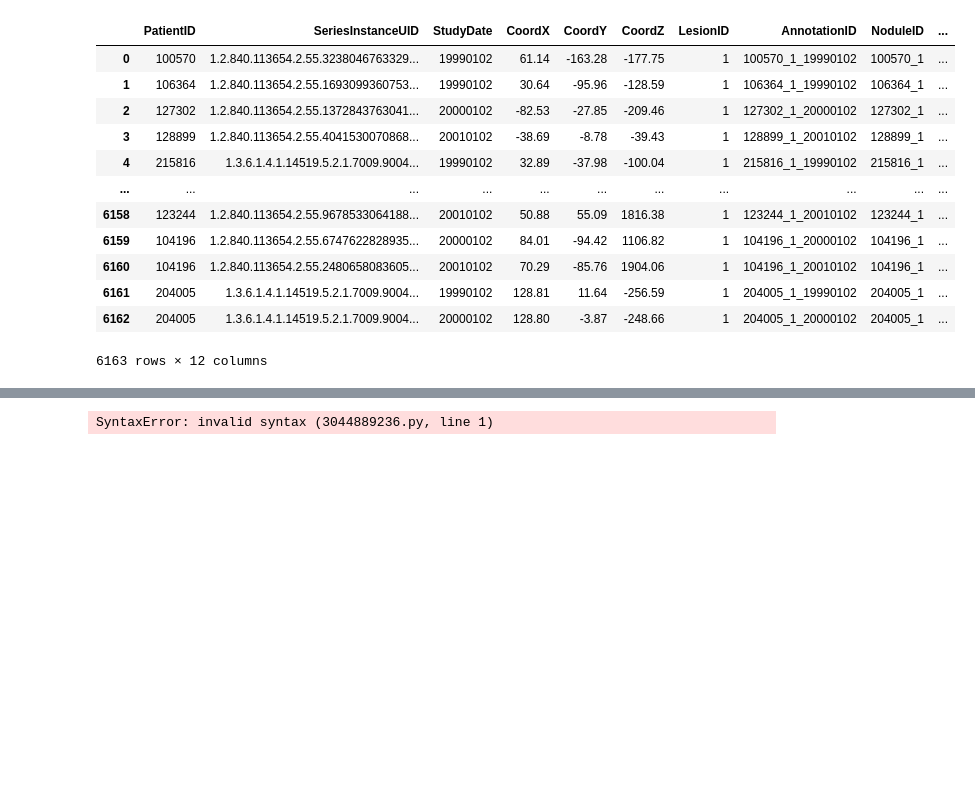
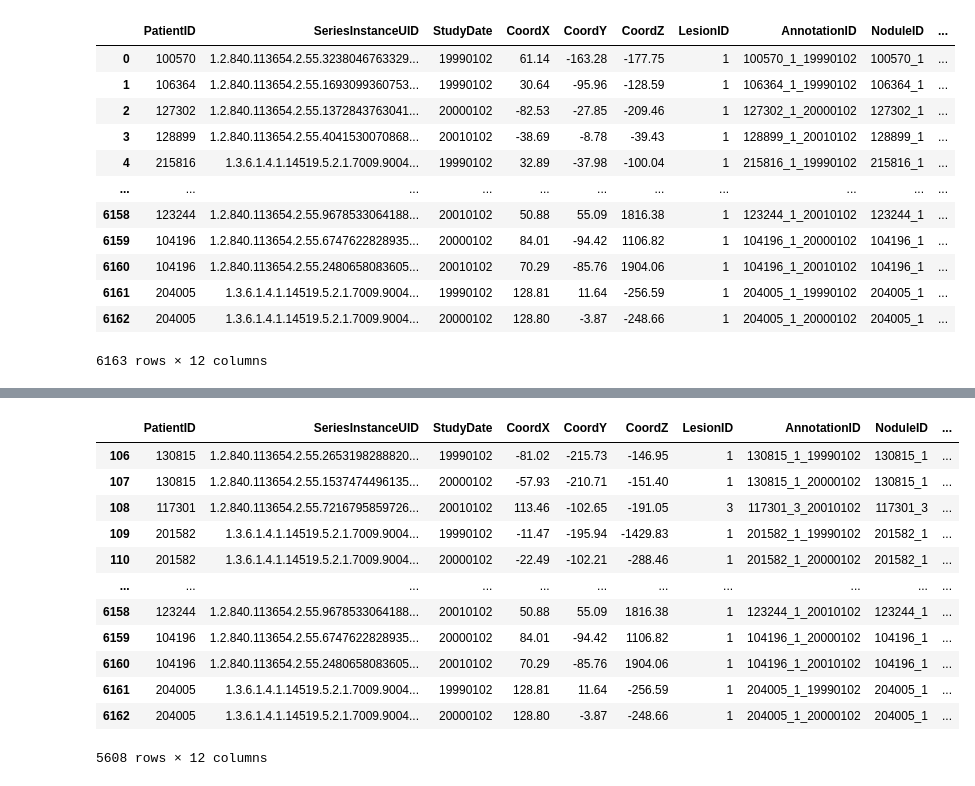
Before and after one commit to muangcrys/lung-tumour, a Jupyter notebook: notebooks/explore.ipynb, the cells around one changed output, grey strips where cells are left out. Drawn from its saved outputs; the diff is of its cells as text; code cells hidden in the pictures; blank space fills up the shorter version.

```diff
--- a/notebooks/explore.ipynb
+++ b/notebooks/explore.ipynb
@@ -85,10 +85,22 @@ PatientID
 218866    1
 Name: label, Length: 2120, dtype: int64
 # %%
-|# number of benign nodules
+# number of benign nodules
 annotations_pd[annotations_pd["label"] == 0]
 # %% [output]
+|  | PatientID | SeriesInstanceUID | StudyDate | CoordX | CoordY | CoordZ | LesionID | AnnotationID | NoduleID | ... |
+| 106 | 130815 | 1.2.840.113654.2.55.2653198288820... | 19990102 | -81.02 | -215.73 | -146.95 | 1 | 130815_1_19990102 | 130815_1 | ... |
+| 107 | 130815 | 1.2.840.113654.2.55.1537474496135... | 20000102 | -57.93 | -210.71 | -151.40 | 1 | 130815_1_20000102 | 130815_1 | ... |
+| 108 | 117301 | 1.2.840.113654.2.55.7216795859726... | 20010102 | 113.46 | -102.65 | -191.05 | 3 | 117301_3_20010102 | 117301_3 | ... |
+| 109 | 201582 | 1.3.6.1.4.1.14519.5.2.1.7009.9004... | 19990102 | -11.47 | -195.94 | -1429.83 | 1 | 201582_1_19990102 | 201582_1 | ... |
+| 110 | 201582 | 1.3.6.1.4.1.14519.5.2.1.7009.9004... | 20000102 | -22.49 | -102.21 | -288.46 | 1 | 201582_1_20000102 | 201582_1 | ... |
+| ... | ... | ... | ... | ... | ... | ... | ... | ... | ... | ... |
+| 6158 | 123244 | 1.2.840.113654.2.55.9678533064188... | 20010102 | 50.88 | 55.09 | 1816.38 | 1 | 123244_1_20010102 | 123244_1 | ... |
+| 6159 | 104196 | 1.2.840.113654.2.55.6747622828935... | 20000102 | 84.01 | -94.42 | 1106.82 | 1 | 104196_1_20000102 | 104196_1 | ... |
+| 6160 | 104196 | 1.2.840.113654.2.55.2480658083605... | 20010102 | 70.29 | -85.76 | 1904.06 | 1 | 104196_1_20010102 | 104196_1 | ... |
+| 6161 | 204005 | 1.3.6.1.4.1.14519.5.2.1.7009.9004... | 19990102 | 128.81 | 11.64 | -256.59 | 1 | 204005_1_19990102 | 204005_1 | ... |
+| 6162 | 204005 | 1.3.6.1.4.1.14519.5.2.1.7009.9004... | 20000102 | 128.80 | -3.87 | -248.66 | 1 | 204005_1_20000102 | 204005_1 | ... |
-SyntaxError: invalid syntax (3044889236.py, line 1)
+5608 rows × 12 columns
 # %%
 annotations_pd[annotations_pd["label"] == 1]
 # %% [output]
```
Also changed, not shown: parts of 2 cells of this notebook, 17 other files.
